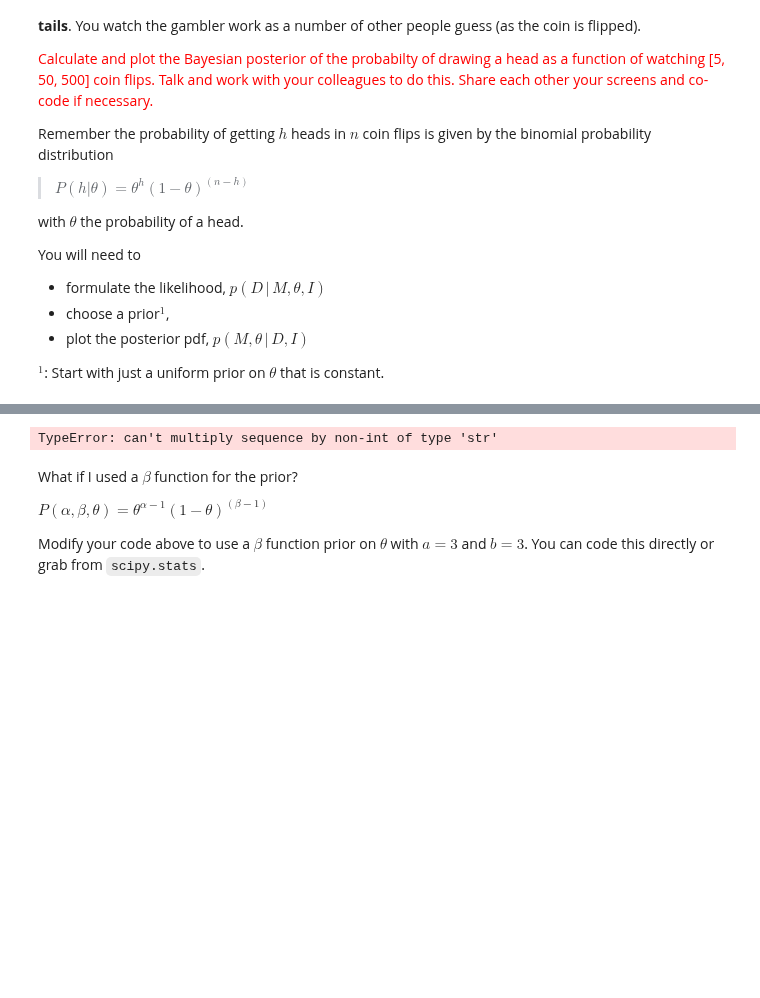
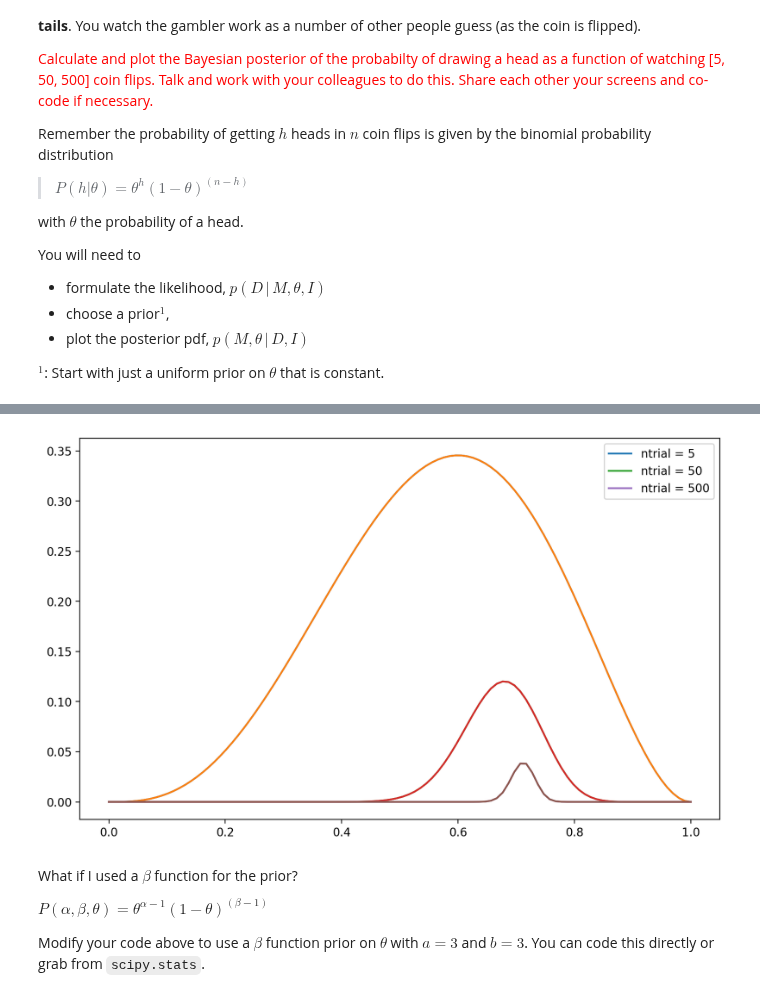
Before and after one commit to NihanPol/ASTR_3300_S2025, a Jupyter notebook: coursework/student_folders/kendra_jeanjacques/class_participation/Lecture_8_kendrajeanjacques.ipynb, the cells around one changed output, grey strips where cells are left out. Cells and saved outputs as stored; diff of their text form; code cells hidden in the pictures; blank space fills up the shorter version.

```diff
--- a/coursework/student_folders/kendra_jeanjacques/class_participation/Lecture_8_kendrajeanjacques.ipynb
+++ b/coursework/student_folders/kendra_jeanjacques/class_participation/Lecture_8_kendrajeanjacques.ipynb
@@ -348,37 +391,40 @@ data = np.array([1, 1, 1, 0, 0, 1, 1, 1, 0, 1, 1, 1, 1, 1, 1, 1, 1, 0, 1, 0, 1,
 
 #Hint: Use the explicit formulae above, don't rely solely on scipy.stats
 
+from scipy.special import comb # Helps to code in binomial distribution
+
 def p_nheads(n, h, theta):
     # code the binomial distribution here
-    return ___
+    return comb(n, h) * (theta ** h) * ((1 - theta) ** (n - h))
 
 # likelihood
 def L(data, ntrials, theta):
     nheads = data[:ntrials].sum()
     return p_nheads(ntrials, nheads, theta)
 
 # prior (ignore loc and scale until the beta prior)
 def prior(theta, loc=3.0, scale=3.0):
     # put a prior distribution here
-    return ___
+    return 1
 
 fig, ax = plt.subplots(figsize=(10,6))
 
 probs = []
 # define the number of trials
 n_trials = [5, 50, 500]
 theta = np.linspace(0, 1, 100)
 for nt in n_trials:
     prob = L(data, nt, theta) * prior(theta)
     # posterior plot
     ax.plot(theta, prob,
             label=r'ntrial = '+str(nt))
     # likelihood plot
     ax.plot(theta, L(data, nt, theta))
 
 plt.legend()
+plt.show()
 # %% [output]
-TypeError: can't multiply sequence by non-int of type 'str'
+[figure, added]
 # %% [markdown]
 What if I used a $\beta$ function for the prior?
 
```
Also changed, not shown: parts of 2 cells of this notebook, 1 other file.
